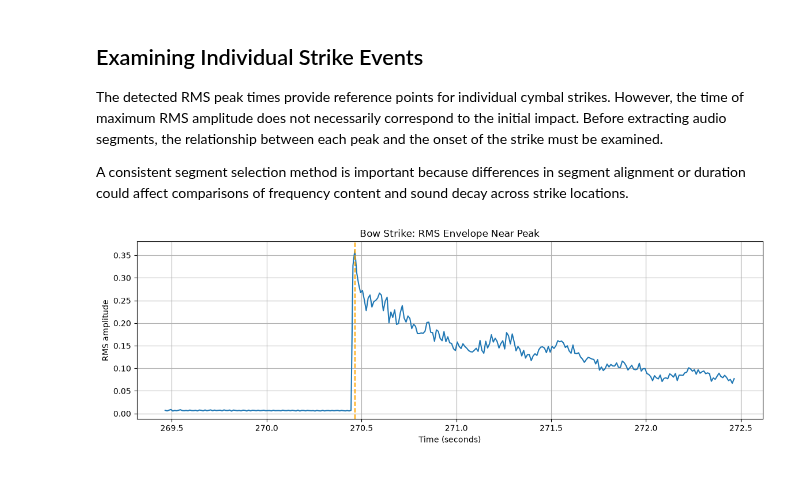
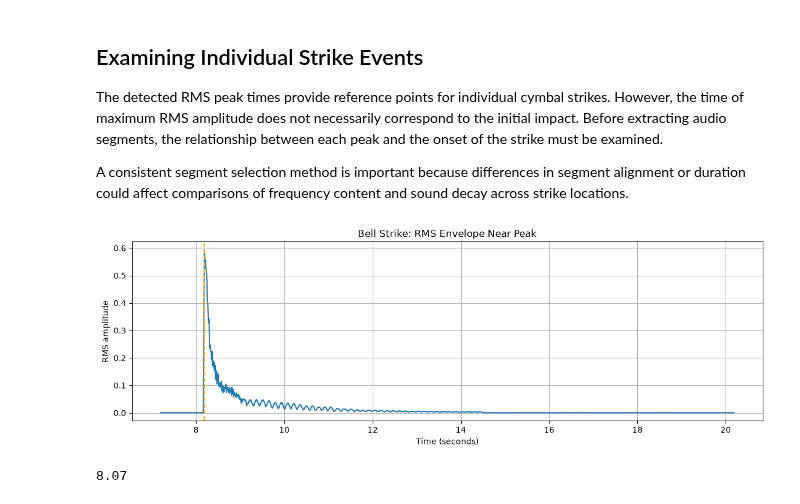
Before and after one commit to nrrorton/cymbal_sound_analysis, a Jupyter notebook: cymbal_audio_analysis.ipynb, the cells around one changed output. Saved outputs shown, nothing was run; the diff lists cells and outputs as text; code cells hidden in the pictures.

```diff
--- a/cymbal_audio_analysis.ipynb
+++ b/cymbal_audio_analysis.ipynb
@@ -167,22 +168,32 @@ The detected RMS peak times provide reference points for individual cymbal strik
 
 A consistent segment selection method is important because differences in segment alignment or duration could affect comparisons of frequency content and sound decay across strike locations.
 # %%
-name = 'Bow'
-peak_time = verified_peak_times[name][1]
+name = 'Bell'
+peak_time = verified_peak_times[name][0]
 
 data = rms_envelopes[name]
 times = data['times']
 rms = data['rms']
 
-mask = (times >= peak_time - 1.0) & (times <= peak_time + 2.0)
+# Numpy arrays use the & symbol. Tricky tricky.
+mask = (times >= peak_time - 1.0) & (times <= peak_time + 12.0)
 
 plt.figure(figsize=(14, 4))
 plt.plot(times[mask], rms[mask])
 plt.axvline(peak_time, color='orange', linestyle='--', label='RMS peak')
 plt.xlabel('Time (seconds)')
 plt.ylabel('RMS amplitude')
 plt.title(f'{name} Strike: RMS Envelope Near Peak')
 plt.grid(True)
 plt.show()
 # %% [output]
-[figure, old version]
+[figure, new version]
+# %%
+minimum_distance = float('inf')
+for name, time in verified_peak_times.items():
+    for i in range(len(time) - 1):
+        if time[i+1] - time[i] < minimum_distance:
+            minimum_distance = time[i+1] - time[i]
+print(minimum_distance)
+# %% [output]
+8.07
```
Also changed, not shown: parts of 2 cells of this notebook.
